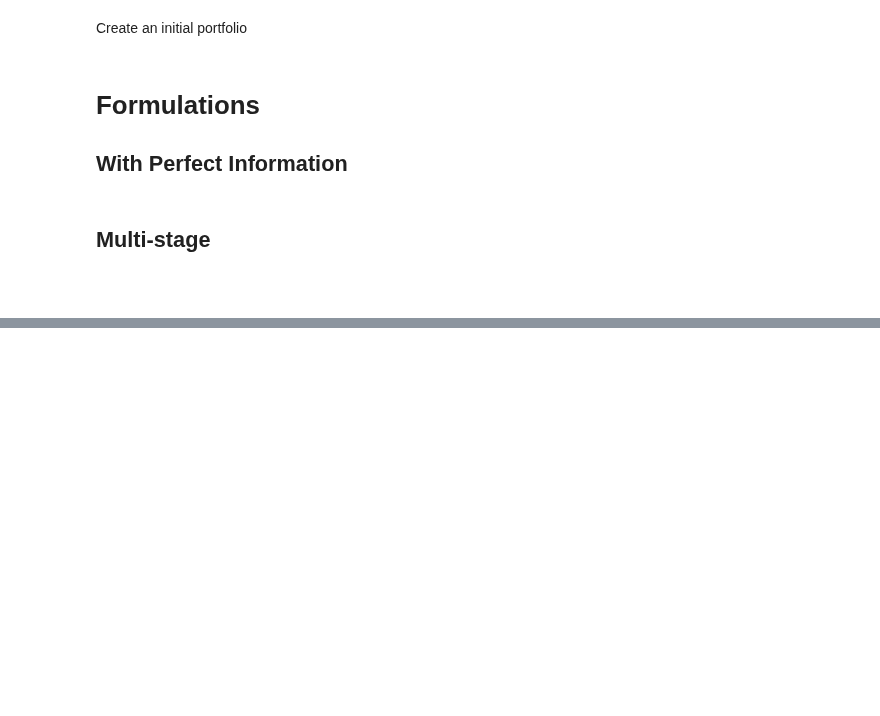
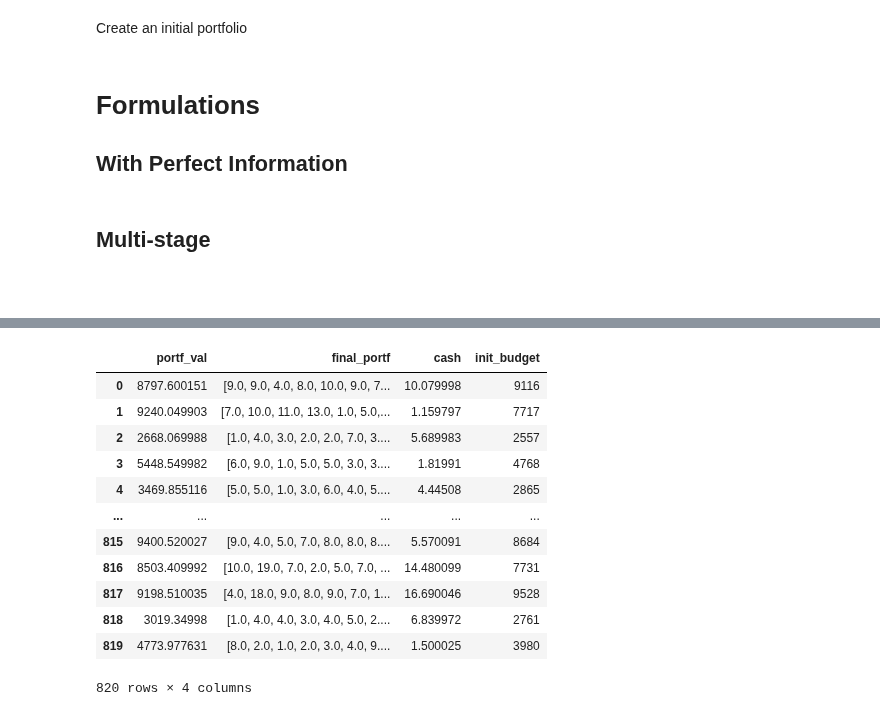
Before and after one commit to upadhyan/Portfolio-Changeover-Optimization, a Jupyter notebook: PI_formulations.ipynb, the cells around one changed output, grey strips where cells are left out. Drawn from its saved outputs; the diff is of its cells as text; code cells hidden in the pictures; blank space fills up the shorter version.

Commit message:
add plot output

```diff
--- a/PI_formulations.ipynb
+++ b/PI_formulations.ipynb
@@ -180,15 +186,20 @@ def get_naive_opt(P_0, P_t, w_0, initial_budget, initial_prices, final_prices):
 # %% [markdown]
 ##
 # %%
-def get_multi_stage_opt(P_0, P_t, w_0, initial_budget, final):
-    F = 9.95  * np.ones(10)# trading fees
-    prices = final.interpolate().to_numpy()
+def get_multi_stage_opt(P_0, P_t, w_0, initial_budget, stock_price_window):
+    # Silence Gurobi output
+    env = gp.Env(empty=True)
+    env.setParam("OutputFlag",0)
+    env.start()
+
+    F = 5.95  * np.ones(10)# trading fees
+    prices = stock_price_window.interpolate().to_numpy()
     M = initial_budget
     # P_0 = starting portfolio
     # P_t = target portfolio
     # w_0 = starting cash
 
-    m = gp.Model()
+    m = gp.Model(env=env)
 
     # Define Variables
     P_buy = m.addMVar((30,10), vtype=GRB.INTEGER)
@@ -245,7 +256,7 @@ def get_multi_stage_opt(P_0, P_t, w_0, initial_budget, final):
     final_portfolio = P_time[29,:].x
     free_cash = w[29].x
     final_portfolio_value = free_cash + prices[29,:] @ final_portfolio
-    print(f"Final Portfolio Value: {final_portfolio_value}")
-    print(f"Free Cash: {free_cash}")
-    print(f"Final Portfolio: {final_portfolio}")
+    # print(f"Final Portfolio Value: {final_portfolio_value}")
+    # print(f"Free Cash: {free_cash}")
+    # print(f"Final Portfolio: {final_portfolio}")
     return final_portfolio_value, final_portfolio, free_cash
@@ -272,8 +265,23 @@ simulations = 1000
 rng = np.random.default_rng()
 budget_vec = rng.integers(low=1000, high=10000, size=simulations)
 start_dt_vec = np.random.choice(data_pivot.index[:-30], size=simulations, replace=True)
+col_names = ["portf_val", "final_portf", "cash", "init_budget"]
+# df_naive = pd.DataFrame(columns = )
+# df_multi = pd.DataFrame(columns = ["portf_val", "final_portf", "cash"])
+naive_list = list()
+multi_list = list()
 
 # Could parallelize this but fuck it
-for i, budget in enumerate(budget_vec):
-    stock_price_window = get_prices_window(start_dt_vec[i])
-    P_0, P_t, w_0 = generate_portfolios(stock_prices = stock_price_window, init_budget=budget)
+for i, budget in enumerate(tqdm(budget_vec)):
+    try:
+        stock_price_window = get_prices_window(start_dt_vec[i])
+        P_0, P_t, w_0, initial_prices, final_prices = generate_portfolios(stock_prices = stock_price_window, init_budget=budget)
+        final_portfolio_value, final_portfolio, free_cash = get_naive_opt(P_0, P_t, w_0, budget, initial_prices, final_prices)
+        naive_list.append(pd.Series([final_portfolio_value, final_portfolio, free_cash, budget], index = col_names))
+        final_portfolio_value, final_portfolio, free_cash = get_multi_stage_opt(P_0, P_t, w_0, budget, stock_price_window)
+        multi_list.append(pd.Series([final_portfolio_value, final_portfolio, free_cash, budget], index = col_names))
+    except Exception as e:
+        print(e)
+
+df_naive = pd.concat(naive_list, axis=1).T
+df_multi = pd.concat(multi_list, axis=1).T
@@ -279,0 +303,16 @@ for i, budget in enumerate(budget_vec):
+# %%
+df_naive
+# %% [output]
+|  | portf_val | final_portf | cash | init_budget |
+| 0 | 8797.600151 | [9.0, 9.0, 4.0, 8.0, 10.0, 9.0, 7... | 10.079998 | 9116 |
+| 1 | 9240.049903 | [7.0, 10.0, 11.0, 13.0, 1.0, 5.0,... | 1.159797 | 7717 |
+| 2 | 2668.069988 | [1.0, 4.0, 3.0, 2.0, 2.0, 7.0, 3.... | 5.689983 | 2557 |
+| 3 | 5448.549982 | [6.0, 9.0, 1.0, 5.0, 5.0, 3.0, 3.... | 1.81991 | 4768 |
+| 4 | 3469.855116 | [5.0, 5.0, 1.0, 3.0, 6.0, 4.0, 5.... | 4.44508 | 2865 |
+| ... | ... | ... | ... | ... |
+| 815 | 9400.520027 | [9.0, 4.0, 5.0, 7.0, 8.0, 8.0, 8.... | 5.570091 | 8684 |
+| 816 | 8503.409992 | [10.0, 19.0, 7.0, 2.0, 5.0, 7.0, ... | 14.480099 | 7731 |
+| 817 | 9198.510035 | [4.0, 18.0, 9.0, 8.0, 9.0, 7.0, 1... | 16.690046 | 9528 |
+| 818 | 3019.34998 | [1.0, 4.0, 4.0, 3.0, 4.0, 5.0, 2.... | 6.839972 | 2761 |
+| 819 | 4773.977631 | [8.0, 2.0, 1.0, 2.0, 3.0, 4.0, 9.... | 1.500025 | 3980 |
+820 rows × 4 columns
```
Also changed, not shown: parts of 7 cells of this notebook.
